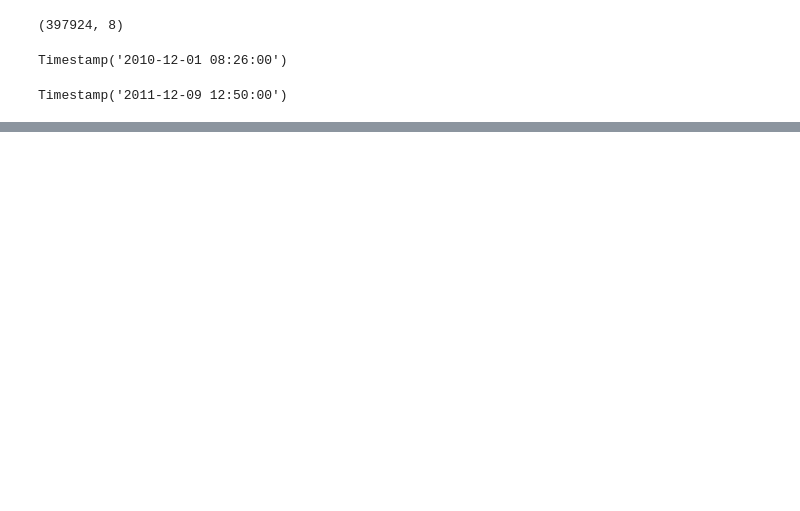
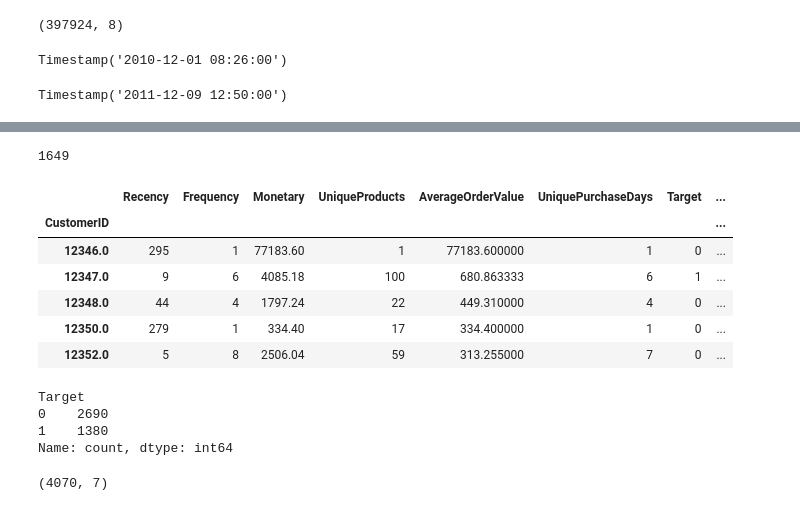
Before and after one commit to HudaR112/AI-customer-retention-predictor, a Jupyter notebook: Notebooks/retention-model-predictor.ipynb, the cells around one changed output, grey strips where cells are left out. Drawn from its saved outputs; the diff is of its cells as text; code cells hidden in the pictures; blank space fills up the shorter version.

```diff
--- a/Notebooks/retention-model-predictor.ipynb
+++ b/Notebooks/retention-model-predictor.ipynb
@@ -365,0 +546,6 @@ Timestamp('2011-12-09 12:50:00')
+# %%
+#Feature 7: Purchase Days
+feature_data["PurchaseDate"] = feature_data["InvoiceDate"].dt.date
+# %%
+unique_purchase_days = feature_data.groupby("CustomerID")["PurchaseDate"].nunique()
+unique_purchase_days.head()
@@ -365,0 +560,3 @@ Timestamp('2011-12-09 12:50:00')
+# %%
+rfm["UniquePurchaseDays"] = unique_purchase_days
+rfm.head()
@@ -365,0 +586,31 @@ Timestamp('2011-12-09 12:50:00')
+# %%
+#Calculating target data
+repeat_customers = target_data["CustomerID"].unique()
+# %%
+len(repeat_customers)
+# %% [output]
+1649
+# %%
+#Creating the target (label) in our table
+rfm["Target"] = rfm.index.isin(repeat_customers).astype(int)
+rfm.head()
+# %% [output]
+|  | Recency | Frequency | Monetary | UniqueProducts | AverageOrderValue | UniquePurchaseDays | Target | ... |
+| CustomerID |  |  |  |  |  |  |  | ... |
+| 12346.0 | 295 | 1 | 77183.60 | 1 | 77183.600000 | 1 | 0 | ... |
+| 12347.0 | 9 | 6 | 4085.18 | 100 | 680.863333 | 6 | 1 | ... |
+| 12348.0 | 44 | 4 | 1797.24 | 22 | 449.310000 | 4 | 0 | ... |
+| 12350.0 | 279 | 1 | 334.40 | 17 | 334.400000 | 1 | 0 | ... |
+| 12352.0 | 5 | 8 | 2506.04 | 59 | 313.255000 | 7 | 0 | ... |
+# %%
+rfm["Target"].value_counts()
+# %% [output]
+Target
+0    2690
+1    1380
+Name: count, dtype: int64
+# %%
+#Checking the complete dataset and its data types/missing values before adding more features
+rfm.shape
+# %% [output]
+(4070, 7)
```
Also changed, not shown: parts of 76 cells of this notebook, 1 other file.
